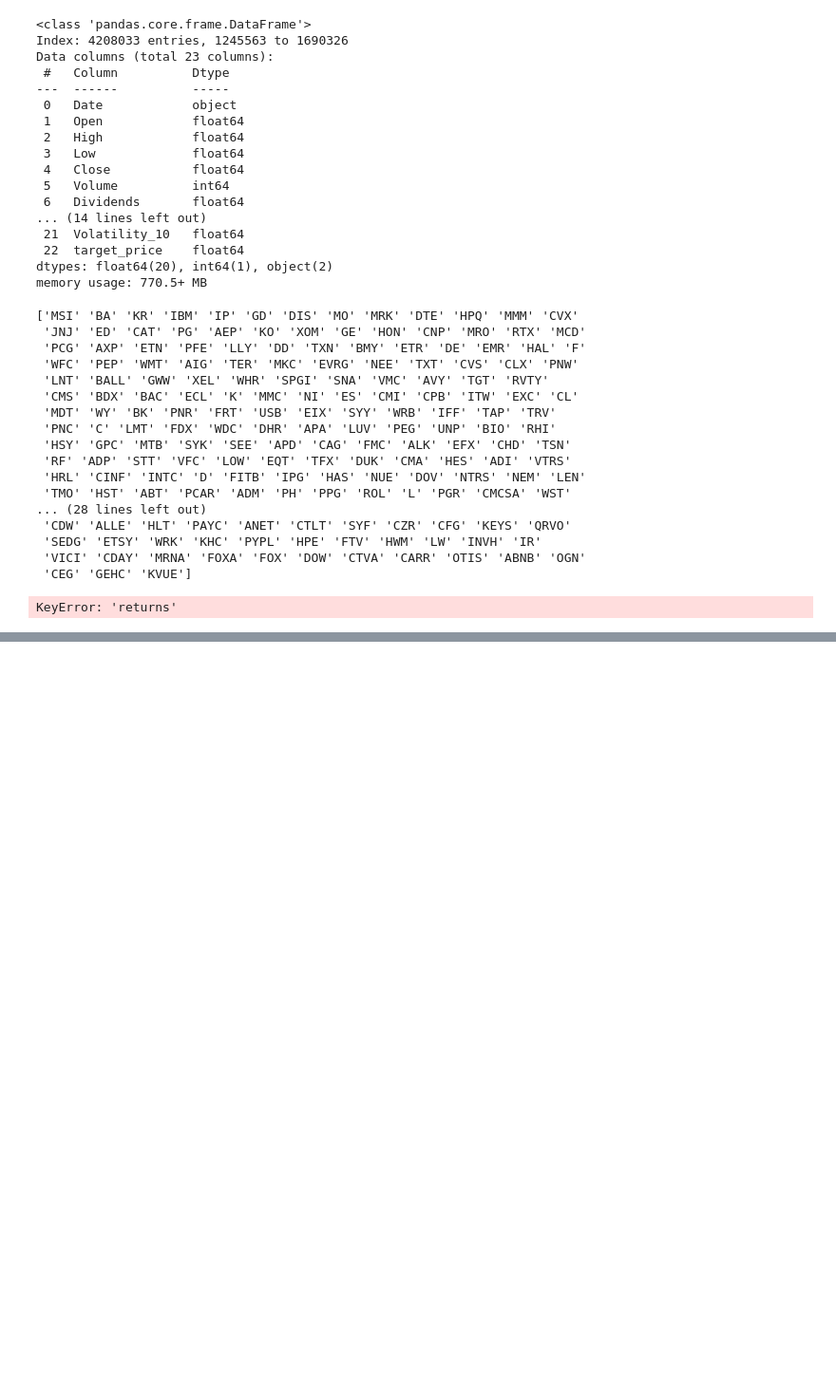
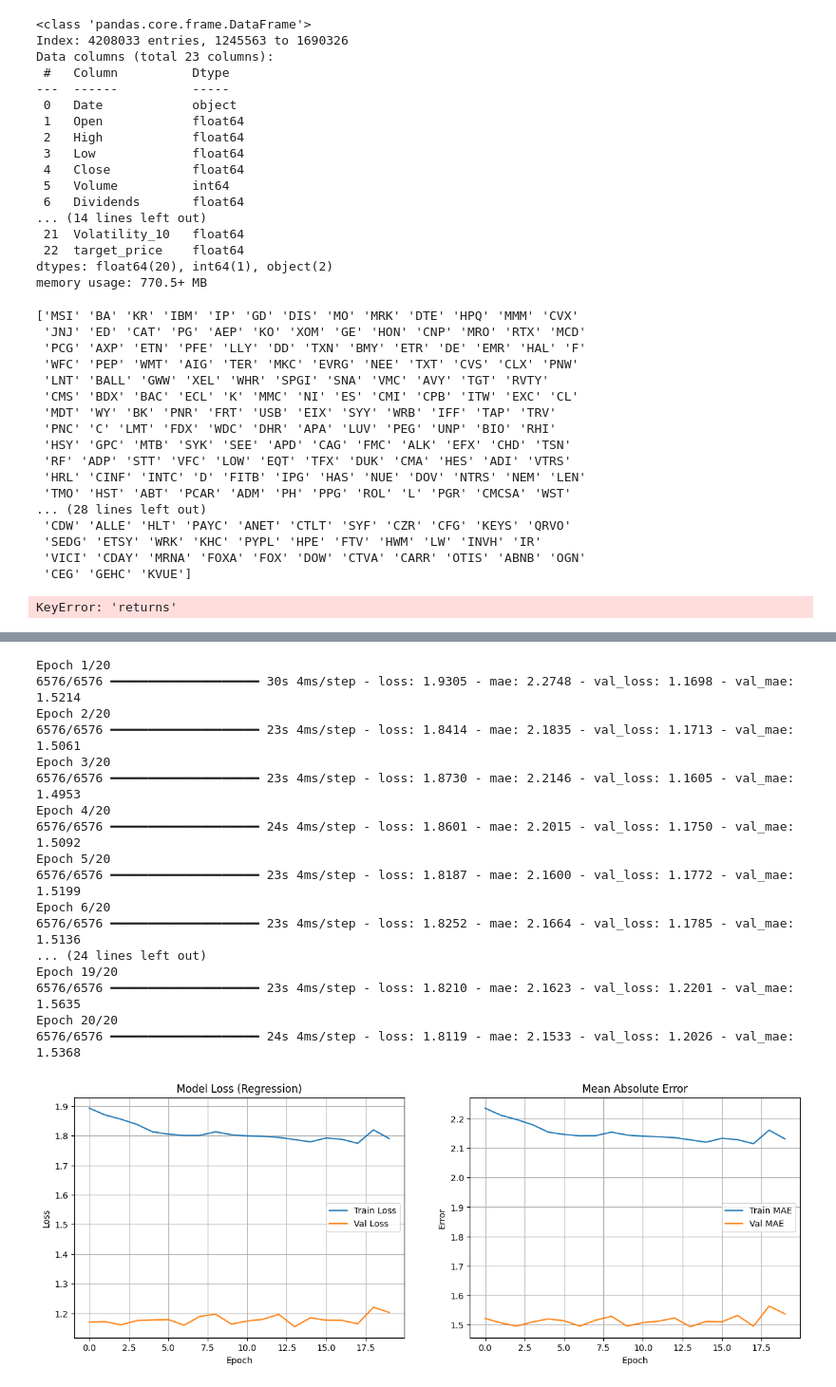
Before and after one commit to Mariam-Badr-MB/Finance-Intelligence-System, a Jupyter notebook: finance-intelligence-system.ipynb, the cells around one changed output, grey strips where cells are left out. Shown at 95% size. Saved outputs shown, nothing was run; the diff lists cells and outputs as text; code cells hidden in the pictures; blank space fills up the shorter version.

```diff
--- a/finance-intelligence-system.ipynb
+++ b/finance-intelligence-system.ipynb
@@ -1397,0 +1558,51 @@ comparison_table
+# %%
+yahoo_cnn1_linear2 = models.Sequential([
+    layers.Conv1D(32,8, activation='relu', padding='same', input_shape=(12,1)),
+    layers.BatchNormalization(),
+    layers.Conv1D(64,8,activation='relu', padding='same'),
+    layers.MaxPooling1D(pool_size = 2),
+    layers.Conv1D(64,8, activation='relu', padding='same'),
+    layers.BatchNormalization(),
+    layers.Flatten(),
+    layers.Dense(32, activation='relu'),
+    layers.Dense(1),
+
+])
+yahoo_cnn1_linear2.compile(
+    optimizer= tf.keras.optimizers.AdamW(
+    learning_rate=0.001,
+    weight_decay=0.004),
+    loss='huber',
+    metrics=['mae'],
+)
+yahoo_cnn1_linear2_history = yahoo_cnn1_linear2.fit(
+    X_yahoo_train, y_stock_train,
+    validation_data=(X_yahoo_test, y_stock_test),
+    epochs = 20,
+    batch_size = 512,
+    callbacks=[tf.keras.callbacks.EarlyStopping(
+        patience=10,
+        monitor='val_loss',
+        restore_best_weights=True),
+    ]
+)
+plot_history(yahoo_cnn1_linear2_history)
+# %% [output]
+Epoch 1/20
+6576/6576 ━━━━━━━━━━━━━━━━━━━━ 30s 4ms/step - loss: 1.9305 - mae: 2.2748 - val_loss: 1.1698 - val_mae: 1.5214
+Epoch 2/20
+6576/6576 ━━━━━━━━━━━━━━━━━━━━ 23s 4ms/step - loss: 1.8414 - mae: 2.1835 - val_loss: 1.1713 - val_mae: 1.5061
+Epoch 3/20
+6576/6576 ━━━━━━━━━━━━━━━━━━━━ 23s 4ms/step - loss: 1.8730 - mae: 2.2146 - val_loss: 1.1605 - val_mae: 1.4953
+Epoch 4/20
+6576/6576 ━━━━━━━━━━━━━━━━━━━━ 24s 4ms/step - loss: 1.8601 - mae: 2.2015 - val_loss: 1.1750 - val_mae: 1.5092
+Epoch 5/20
+6576/6576 ━━━━━━━━━━━━━━━━━━━━ 23s 4ms/step - loss: 1.8187 - mae: 2.1600 - val_loss: 1.1772 - val_mae: 1.5199
+Epoch 6/20
+6576/6576 ━━━━━━━━━━━━━━━━━━━━ 23s 4ms/step - loss: 1.8252 - mae: 2.1664 - val_loss: 1.1785 - val_mae: 1.5136
+... (24 lines left out)
+Epoch 19/20
+6576/6576 ━━━━━━━━━━━━━━━━━━━━ 23s 4ms/step - loss: 1.8210 - mae: 2.1623 - val_loss: 1.2201 - val_mae: 1.5635
+Epoch 20/20
+6576/6576 ━━━━━━━━━━━━━━━━━━━━ 24s 4ms/step - loss: 1.8119 - mae: 2.1533 - val_loss: 1.2026 - val_mae: 1.5368
+[figure, added]
```
Also changed, not shown: parts of 69 cells of this notebook.
